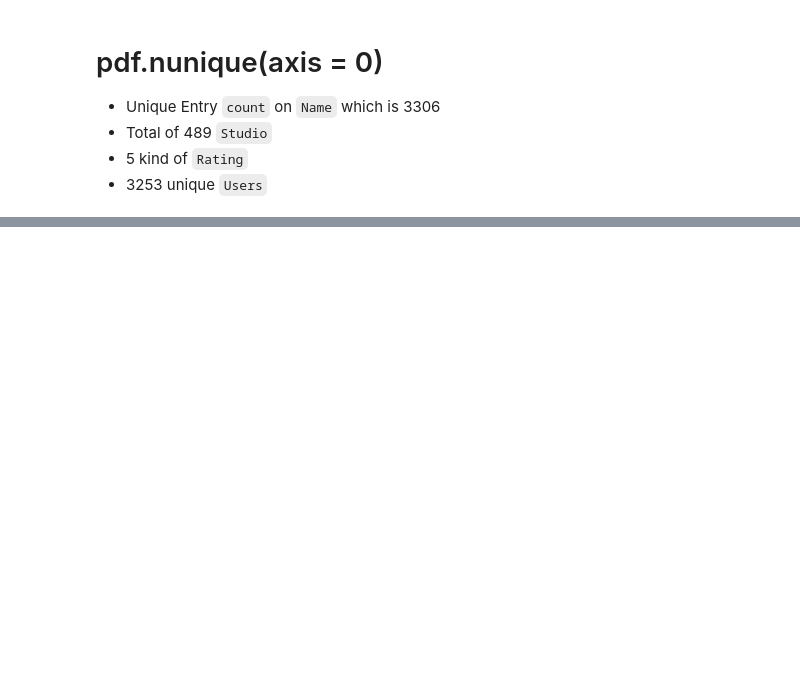
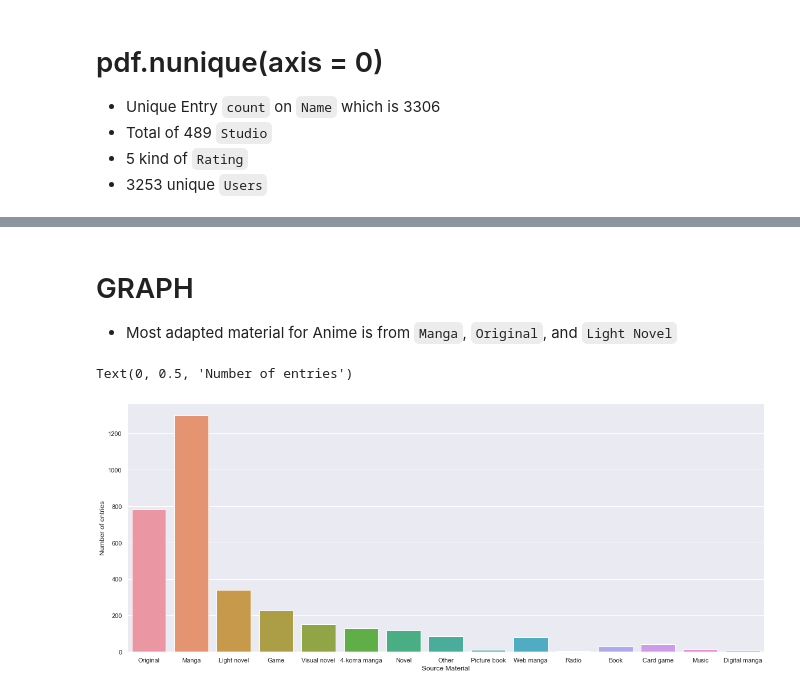
Before and after one commit to data301-2021-summer2/group03-project, a Jupyter notebook: analysis/Jia_Quan/milestone2.ipynb, the cells around one changed output, grey strips where cells are left out. Cells and saved outputs as stored; diff of their text form; code cells hidden in the pictures; blank space fills up the shorter version.

```diff
--- a/analysis/Jia_Quan/milestone2.ipynb
+++ b/analysis/Jia_Quan/milestone2.ipynb
@@ -156,3 +160,16 @@ pdf.describe()
 | 50% | 2525.500000 | 4.042300e+04 | 141.000000 | 2430.000000 | 1.887650e+04 | 1551.000000 | 2216.000000 | 12547.000000 |
 | 75% | 4940.750000 | 1.447902e+05 | 836.250000 | 9132.250000 | 7.736550e+04 | 4880.750000 | 6951.000000 | 40112.000000 |
 | max | 12953.000000 | 2.589552e+06 | 183914.000000 | 566239.000000 | 2.182587e+06 | 130961.000000 | 174710.000000 | 425531.000000 |
+# %% [markdown]
+# GRAPH
+- Most adapted material for Anime is from `Manga`, `Original`, and `Light Novel`
+# %%
+sns.set_theme(style="darkgrid")
+plt.figure(figsize=(20,8))
+ax = sns.countplot(x="Source", data=pdf)
+
+plt.xlabel("Source Material")
+plt.ylabel("Number of entries")
+# %% [output]
+Text(0, 0.5, 'Number of entries')
+[figure, added]
```
Also changed, not shown: parts of 7 cells of this notebook.
